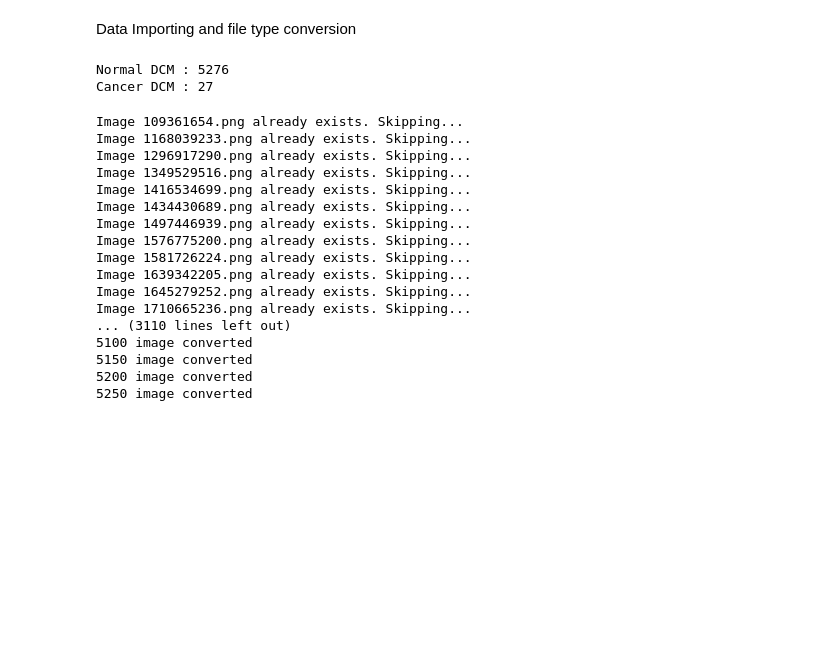
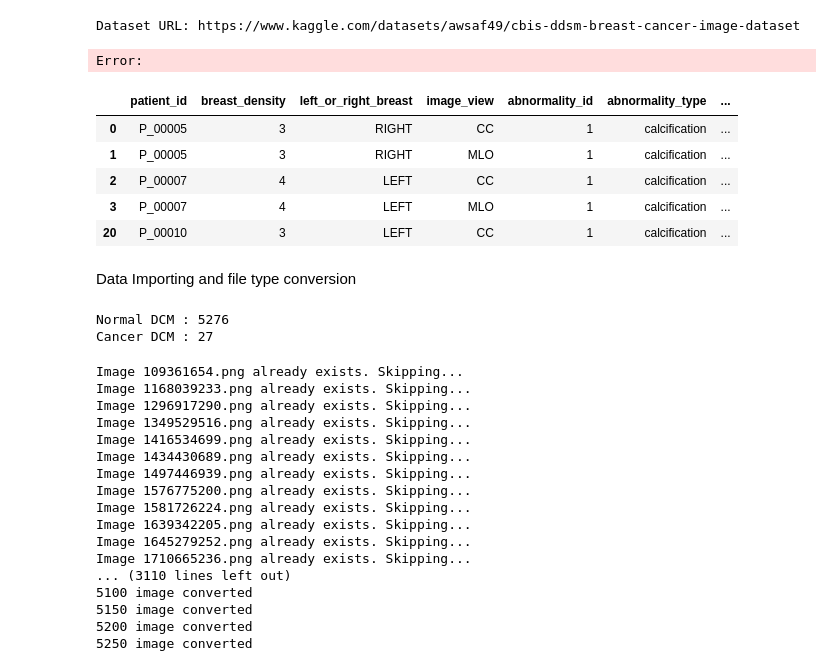
Before and after one commit to LeonFall3/LHL-Final, a Jupyter notebook: notebooks/data_importing.ipynb, the cells around one changed output. Saved outputs shown, nothing was run; the diff lists cells and outputs as text; code cells hidden in the pictures; blank space fills up the shorter version.

```diff
--- a/notebooks/data_importing.ipynb
+++ b/notebooks/data_importing.ipynb
@@ -0,0 +1,55 @@
+# %%
+from dotenv import load_dotenv
+load_dotenv()
+import kaggle
+
+kaggle.api.authenticate()
+kaggle.api.dataset_download_files('awsaf49/cbis-ddsm-breast-cancer-image-dataset', path='data', unzip=True)
+# %% [output]
+Dataset URL: https://www.kaggle.com/datasets/awsaf49/cbis-ddsm-breast-cancer-image-dataset
+# %%
+def general_data_clearing(df):
+    # droping rows with missing values
+    df.dropna(inplace=True)
+
+    # spilting image paths into separate columns so I can find the corresponding image file easily
+    df = path_spilting(df, 'image file path','full')
+    df = path_spilting(df, 'cropped image file path','cropped')
+    df = path_spilting(df, 'ROI mask file path','mask')
+
+    # replacing spaces in column names to underscores
+    df.columns = df.columns.str.replace(' ', '_')
+
+    df.loc{df['pathology']}
+
+    return df
+
+
+def path_spilting(df, col_name,image_type):
+    new = df[col_name].str.split('/',n =3,expand=True)
+    df[f'image_folder_{image_type}']=new[2]
+    if image_type == 'cropped':
+        df[f'image_name_{image_type}']=new[3]
+        df[f'image_name_{image_type}'] = df[f'image_name_{image_type}'].str.replace('.dcm\n', '')
+
+    df.drop(columns=[col_name], inplace=True)
+    return df
+# %% [output]
+Error:
+# %%
+import pandas as pd
+
+image_info_df_train = pd.read_csv('data\csv\calc_case_description_train_set.csv')
+
+image_info_df_test = pd.read_csv('data\csv\calc_case_description_test_set.csv')
+
+general_data_clearing(image_info_df_train)
+
+image_info_df_train.head()
+# %% [output]
+|  | patient_id | breast_density | left_or_right_breast | image_view | abnormality_id | abnormality_type | ... |
+| 0 | P_00005 | 3 | RIGHT | CC | 1 | calcification | ... |
+| 1 | P_00005 | 3 | RIGHT | MLO | 1 | calcification | ... |
+| 2 | P_00007 | 4 | LEFT | CC | 1 | calcification | ... |
+| 3 | P_00007 | 4 | LEFT | MLO | 1 | calcification | ... |
+| 20 | P_00010 | 3 | LEFT | CC | 1 | calcification | ... |
```
Also changed, not shown: parts of 1 cell of this notebook, 7 other files.
